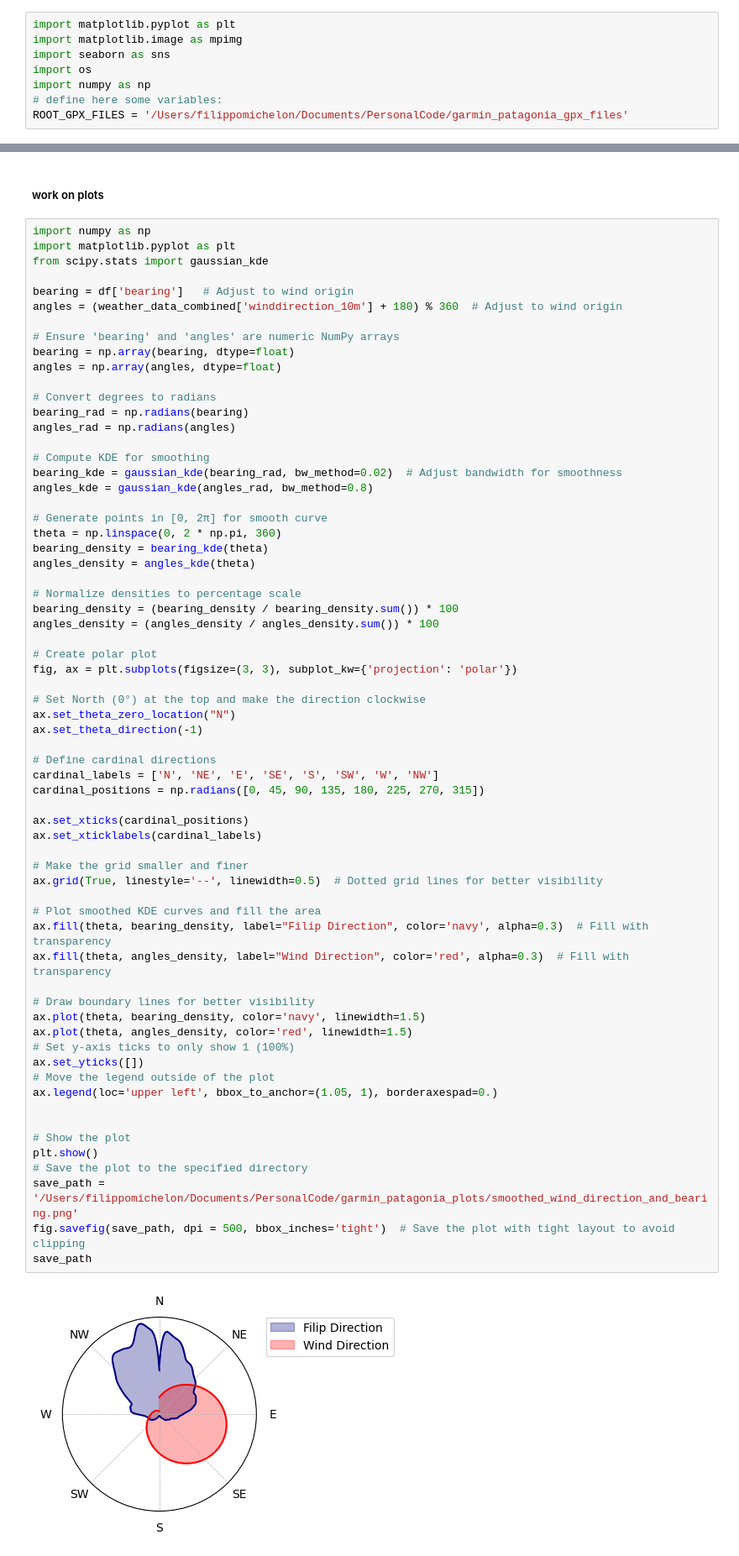
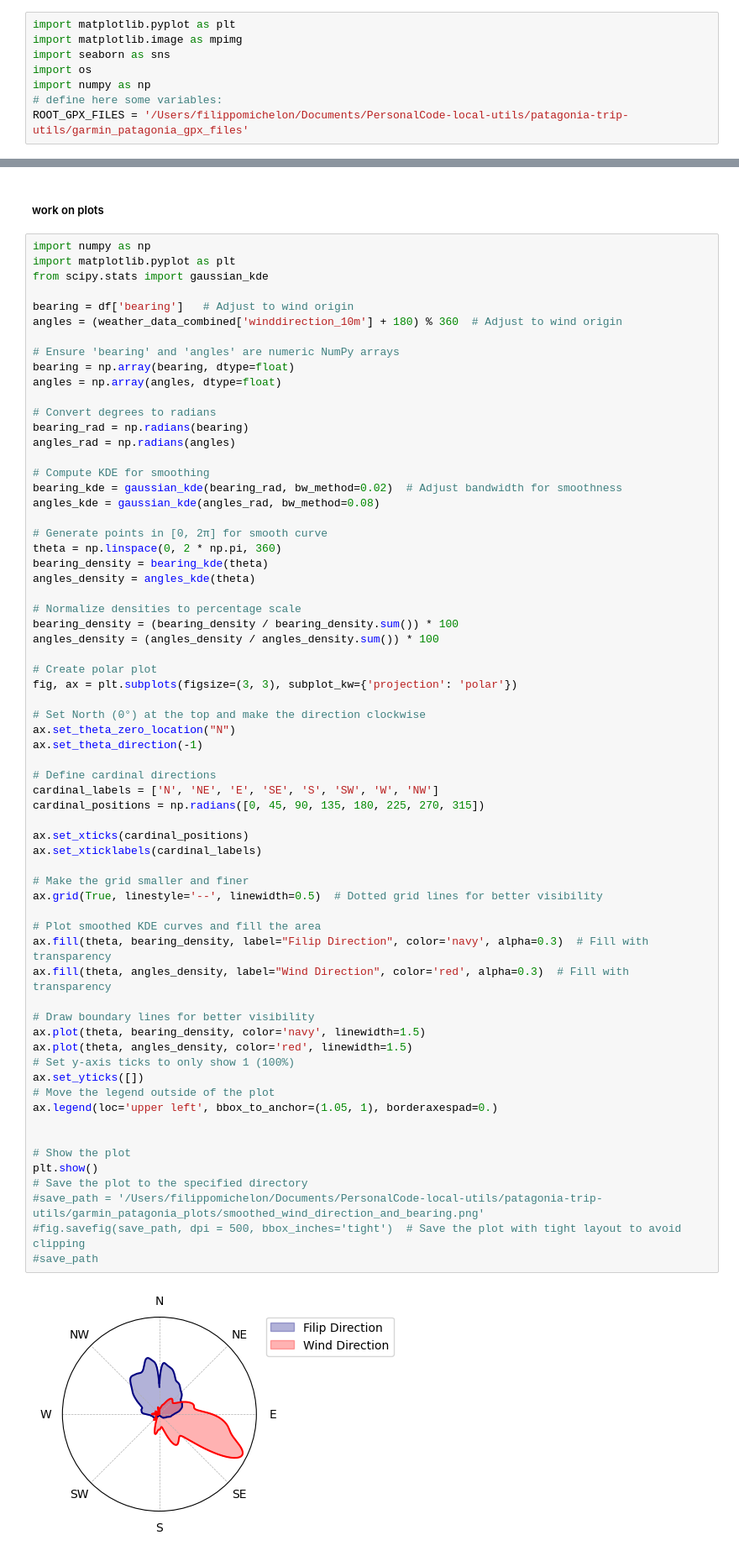
Before and after one commit to Filippo1993/patagonia-trip, a Jupyter notebook: patagonia_wind.ipynb, the cells around one changed output, grey strips where cells are left out. Shown at 84% size. Drawn from its saved outputs; the diff is of its cells as text.

```diff
--- a/patagonia_wind.ipynb
+++ b/patagonia_wind.ipynb
@@ -7,7 +7,7 @@ import seaborn as sns
 import os
 import numpy as np
 # define here some variables:
-ROOT_GPX_FILES = '/Users/filippomichelon/Documents/PersonalCode/garmin_patagonia_gpx_files'
+ROOT_GPX_FILES = '/Users/filippomichelon/Documents/PersonalCode-local-utils/patagonia-trip-utils/garmin_patagonia_gpx_files'
 # %%
 # define here the function to extract .gpx files from a folder and extract it
 import gpxpy
@@ -216,7 +216,7 @@ angles_rad = np.radians(angles)
 
 # Compute KDE for smoothing
 bearing_kde = gaussian_kde(bearing_rad, bw_method=0.02)  # Adjust bandwidth for smoothness
-angles_kde = gaussian_kde(angles_rad, bw_method=0.8)
+angles_kde = gaussian_kde(angles_rad, bw_method=0.08)
 
 # Generate points in [0, 2π] for smooth curve
 theta = np.linspace(0, 2 * np.pi, 360)
@@ -234,34 +234,34 @@ fig, ax = plt.subplots(figsize=(3, 3), subplot_kw={'projection': 'polar'})
 ax.set_theta_zero_location("N")
 ax.set_theta_direction(-1)
 
 # Define cardinal directions
 cardinal_labels = ['N', 'NE', 'E', 'SE', 'S', 'SW', 'W', 'NW']
 cardinal_positions = np.radians([0, 45, 90, 135, 180, 225, 270, 315])
 
 ax.set_xticks(cardinal_positions)
 ax.set_xticklabels(cardinal_labels)
 
 # Make the grid smaller and finer
 ax.grid(True, linestyle='--', linewidth=0.5)  # Dotted grid lines for better visibility
 
 # Plot smoothed KDE curves and fill the area
 ax.fill(theta, bearing_density, label="Filip Direction", color='navy', alpha=0.3)  # Fill with transparency
 ax.fill(theta, angles_density, label="Wind Direction", color='red', alpha=0.3)  # Fill with transparency
 
 # Draw boundary lines for better visibility
 ax.plot(theta, bearing_density, color='navy', linewidth=1.5)
 ax.plot(theta, angles_density, color='red', linewidth=1.5)
 # Set y-axis ticks to only show 1 (100%)
 ax.set_yticks([])
 # Move the legend outside of the plot
 ax.legend(loc='upper left', bbox_to_anchor=(1.05, 1), borderaxespad=0.)
 
 
 # Show the plot
 plt.show()
 # Save the plot to the specified directory
-save_path = '/Users/filippomichelon/Documents/PersonalCode/garmin_patagonia_plots/smoothed_wind_direction_and_bearing.png'
-fig.savefig(save_path, dpi = 500, bbox_inches='tight')  # Save the plot with tight layout to avoid clipping
-save_path
+#save_path = '/Users/filippomichelon/Documents/PersonalCode-local-utils/patagonia-trip-utils/garmin_patagonia_plots/smoothed_wind_direction_and_bearing.png'
+#fig.savefig(save_path, dpi = 500, bbox_inches='tight')  # Save the plot with tight layout to avoid clipping
+#save_path
 # %% [output]
-[figure, old version]
+[figure, new version]
```
Also changed, not shown: parts of 1 cell of this notebook, 1 other file.
